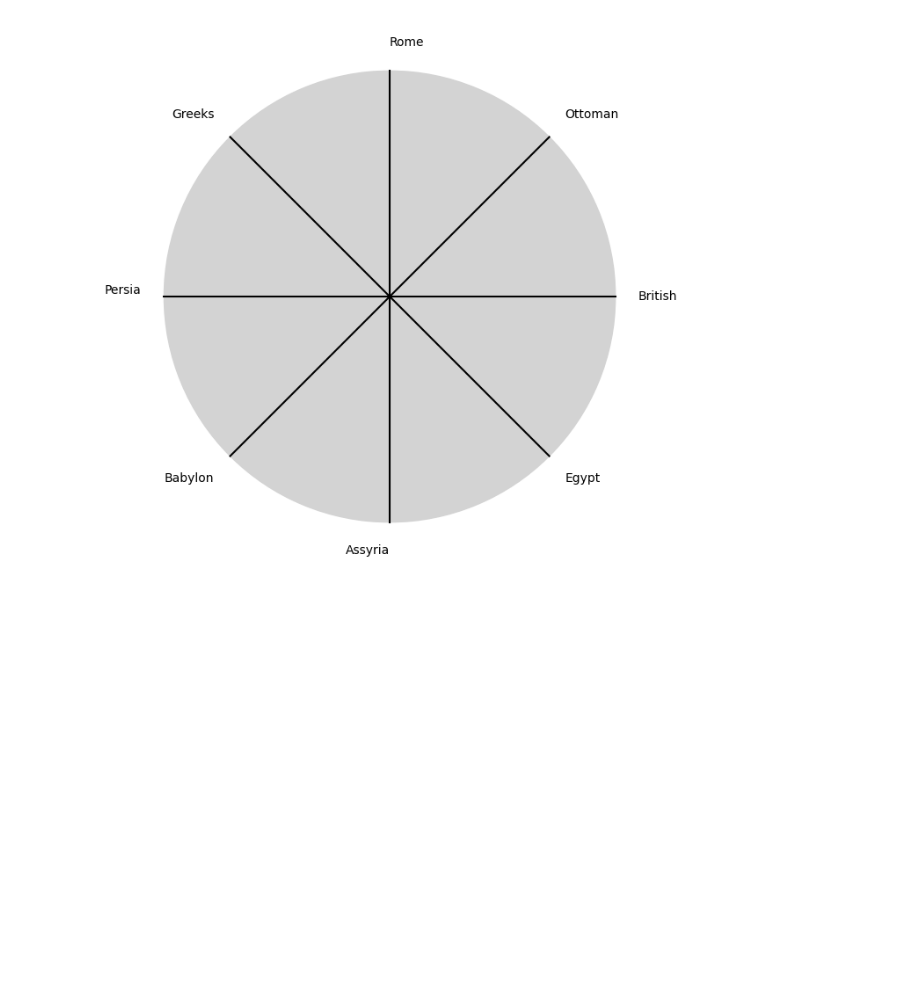
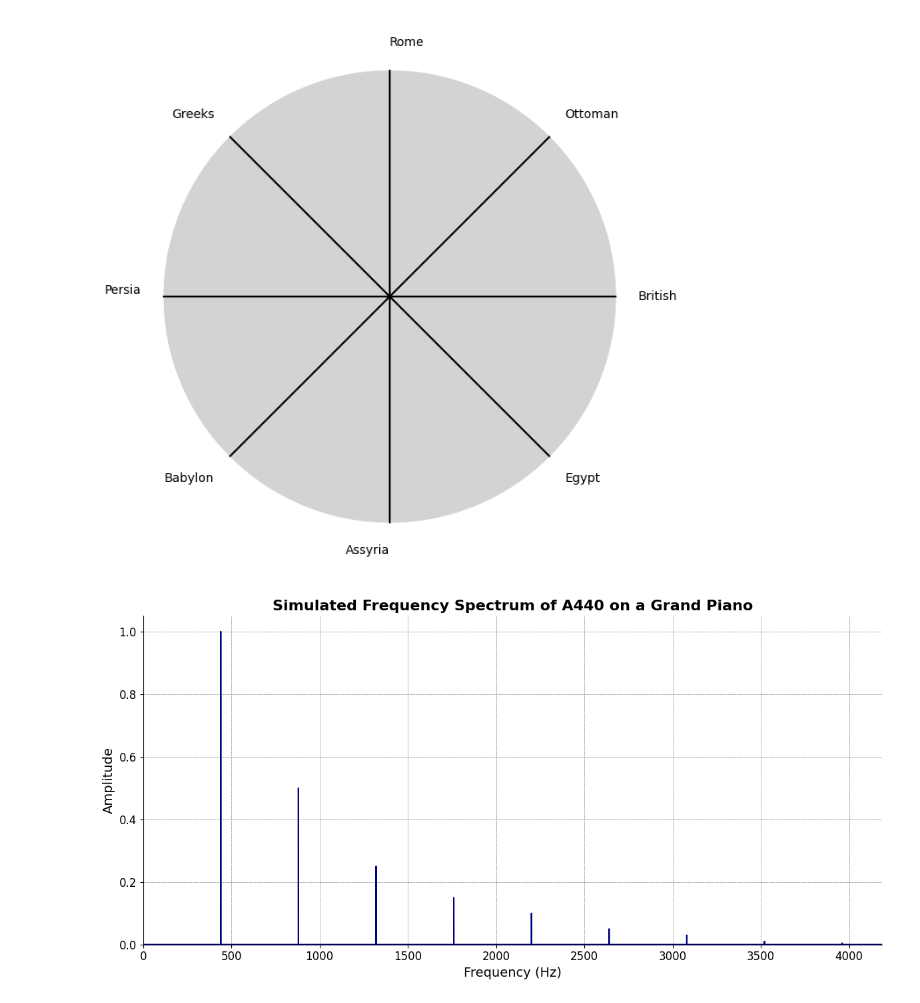
Before and after one commit to abikesa/workflow, a Jupyter notebook: _build/jupyter_execute/py.ipynb, the cells around one changed output. Drawn from its saved outputs; the diff is of its cells as text; code cells hidden in the pictures; blank space fills up the shorter version.

```diff
--- a/_build/jupyter_execute/py.ipynb
+++ b/_build/jupyter_execute/py.ipynb
@@ -333,3 +333,57 @@ ax.axis('off')
 plt.show()
 # %% [output]
 [figure]
+# %%
+import numpy as np
+import matplotlib.pyplot as plt
+
+# Parameters
+sample_rate = 44100  # Hz
+duration = 20.0       # seconds
+A4_freq = 440.0      # Hz
+
+# Time array
+t = np.linspace(0, duration, int(sample_rate * duration), endpoint=False)
+
+# Fundamental frequency (A4)
+signal = np.sin(2 * np.pi * A4_freq * t)
+
+# Adding overtones (harmonics)
+harmonics = [2, 3, 4, 5, 6, 7, 8, 9]  # First few harmonics
+amplitudes = [0.5, 0.25, 0.15, 0.1, 0.05, 0.03, 0.01, 0.005]  # Amplitudes for each harmonic
+
+for i, harmonic in enumerate(harmonics):
+    signal += amplitudes[i] * np.sin(2 * np.pi * A4_freq * harmonic * t)
+
+# Perform FFT (Fast Fourier Transform)
+N = len(signal)
+yf = np.fft.fft(signal)
+xf = np.fft.fftfreq(N, 1 / sample_rate)
+
+# Plot the frequency spectrum
+plt.figure(figsize=(12, 6))
+plt.plot(xf[:N//2], 2.0/N * np.abs(yf[:N//2]), color='navy', lw=1.5)
+
+# Aesthetics improvements
+plt.title('Simulated Frequency Spectrum of A440 on a Grand Piano', fontsize=16, weight='bold')
+plt.xlabel('Frequency (Hz)', fontsize=14)
+plt.ylabel('Amplitude', fontsize=14)
+plt.xlim(0, 4186)  # Limit to the highest frequency on a piano (C8)
+plt.ylim(0, None)
+
+# Remove top and right spines
+plt.gca().spines['top'].set_visible(False)
+plt.gca().spines['right'].set_visible(False)
+
+# Customize ticks
+plt.xticks(fontsize=12)
+plt.yticks(fontsize=12)
+
+# Light grid
+plt.grid(color='grey', linestyle='--', linewidth=0.5)
+
+# Show the plot
+plt.tight_layout()
+plt.show()
+# %% [output]
+[figure, added]
```
Also changed, not shown: 14 other files.
